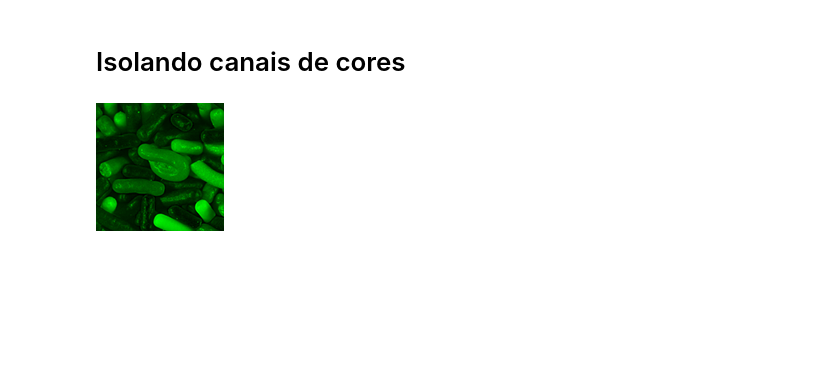
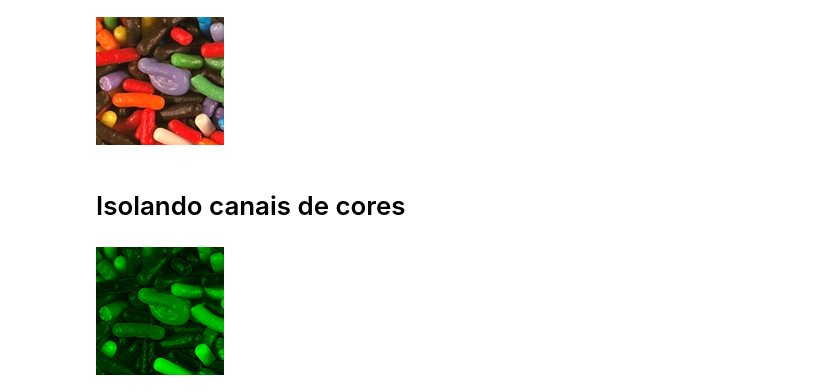
Before and after one commit to kenzosakiyama/visao_computacional, a Jupyter notebook: histogramas.ipynb, the cells around one changed output. Saved outputs shown, nothing was run; the diff lists cells and outputs as text; code cells hidden in the pictures; blank space fills up the shorter version.

```diff
--- a/histogramas.ipynb
+++ b/histogramas.ipynb
@@ -4,2 +5,5 @@ import numpy as np
 # %%
 demo = Image.open("data/Vistex/Vistex/c005_005.png")
+demo
+# %% [output]
+[figure, added]
```
Also changed, not shown: parts of 12 cells of this notebook.
